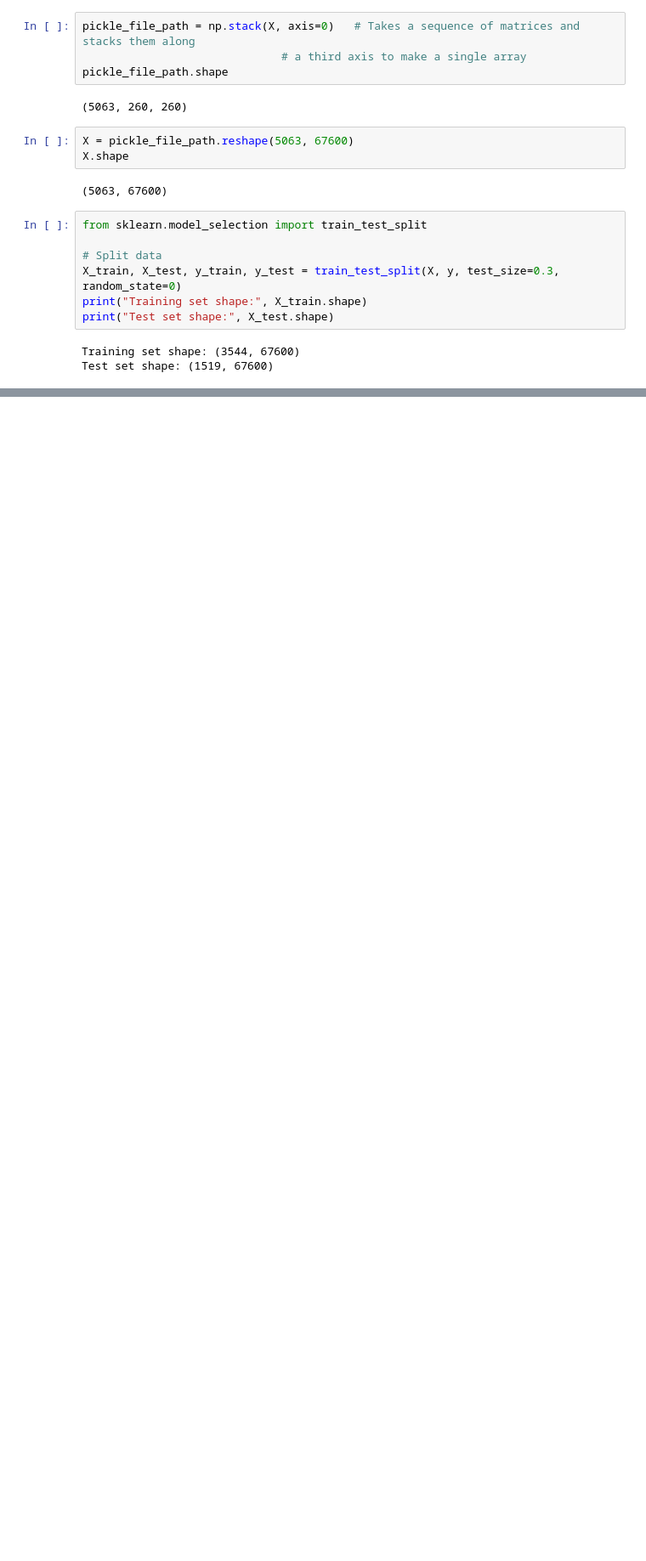
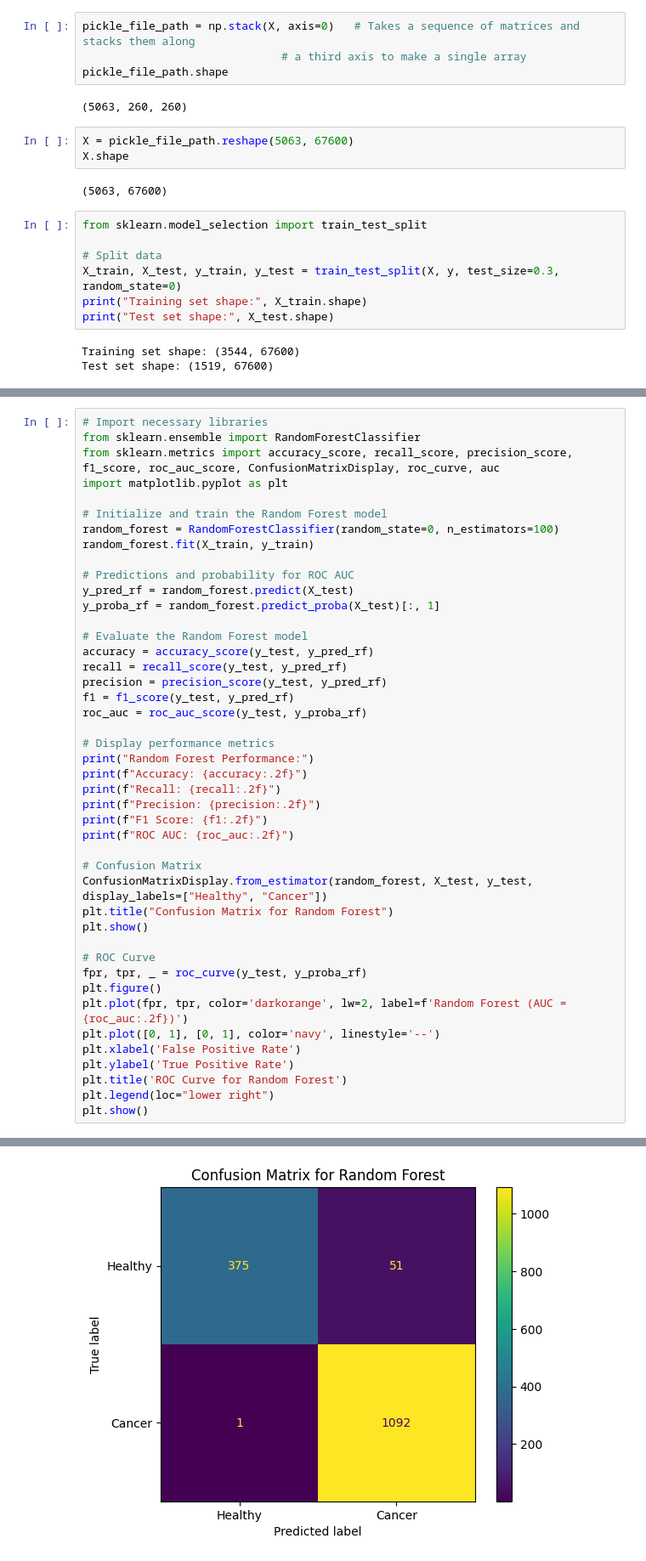
Before and after one commit to chaveroricardo/perceptron, a Jupyter notebook: Notebooks/EsophagusCancer.ipynb, the cells around one changed output, grey strips where cells are left out. Shown at 85% size. Drawn from its saved outputs; the diff is of its cells as text; blank space fills up the shorter version.

```diff
--- a/Notebooks/EsophagusCancer.ipynb
+++ b/Notebooks/EsophagusCancer.ipynb
@@ -124,0 +119,45 @@ ROC AUC: 0.95
+# %%
+# Import necessary libraries
+from sklearn.ensemble import RandomForestClassifier
+from sklearn.metrics import accuracy_score, recall_score, precision_score, f1_score, roc_auc_score, ConfusionMatrixDisplay, roc_curve, auc
+import matplotlib.pyplot as plt
+
+# Initialize and train the Random Forest model
+random_forest = RandomForestClassifier(random_state=0, n_estimators=100)
+random_forest.fit(X_train, y_train)
+
+# Predictions and probability for ROC AUC
+y_pred_rf = random_forest.predict(X_test)
+y_proba_rf = random_forest.predict_proba(X_test)[:, 1]
+
+# Evaluate the Random Forest model
+accuracy = accuracy_score(y_test, y_pred_rf)
+recall = recall_score(y_test, y_pred_rf)
+precision = precision_score(y_test, y_pred_rf)
+f1 = f1_score(y_test, y_pred_rf)
+roc_auc = roc_auc_score(y_test, y_proba_rf)
+
+# Display performance metrics
+print("Random Forest Performance:")
+print(f"Accuracy: {accuracy:.2f}")
+print(f"Recall: {recall:.2f}")
+print(f"Precision: {precision:.2f}")
+print(f"F1 Score: {f1:.2f}")
+print(f"ROC AUC: {roc_auc:.2f}")
+
+# Confusion Matrix
+ConfusionMatrixDisplay.from_estimator(random_forest, X_test, y_test, display_labels=["Healthy", "Cancer"])
+plt.title("Confusion Matrix for Random Forest")
+plt.show()
+
+# ROC Curve
+fpr, tpr, _ = roc_curve(y_test, y_proba_rf)
+plt.figure()
+plt.plot(fpr, tpr, color='darkorange', lw=2, label=f'Random Forest (AUC = {roc_auc:.2f})')
+plt.plot([0, 1], [0, 1], color='navy', linestyle='--')
+plt.xlabel('False Positive Rate')
+plt.ylabel('True Positive Rate')
+plt.title('ROC Curve for Random Forest')
+plt.legend(loc="lower right")
+plt.show()
+# %% [output]
@@ -124,0 +170 @@ ROC AUC: 0.95
+[figure, added]
```
Also changed, not shown: parts of 5 cells of this notebook.
